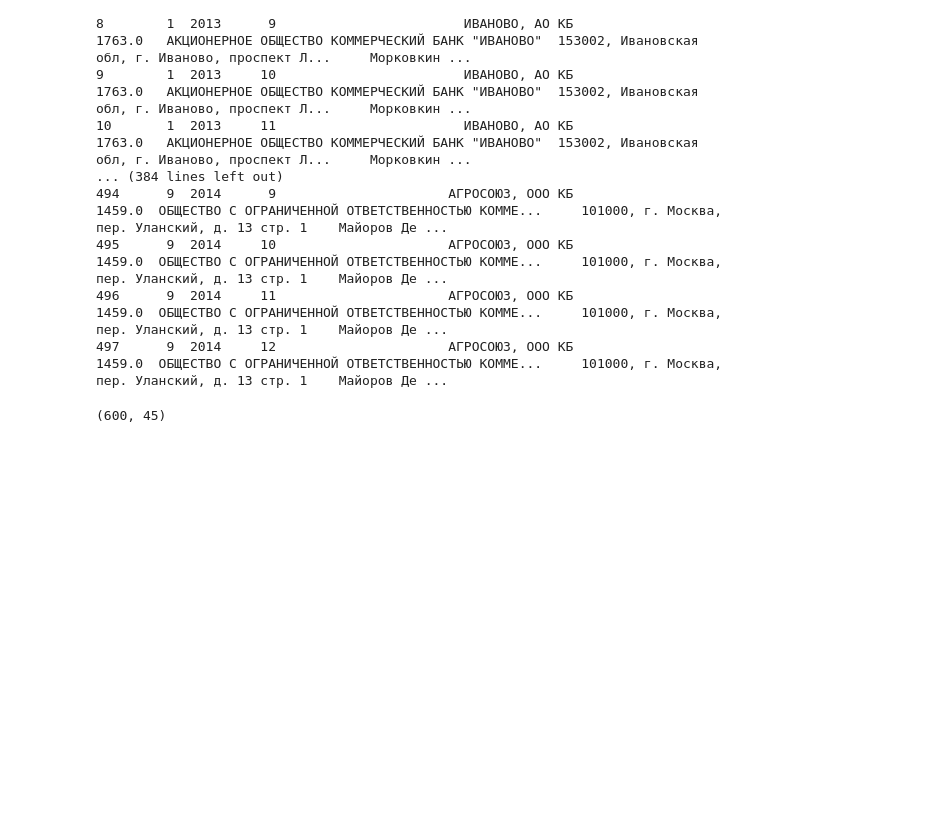
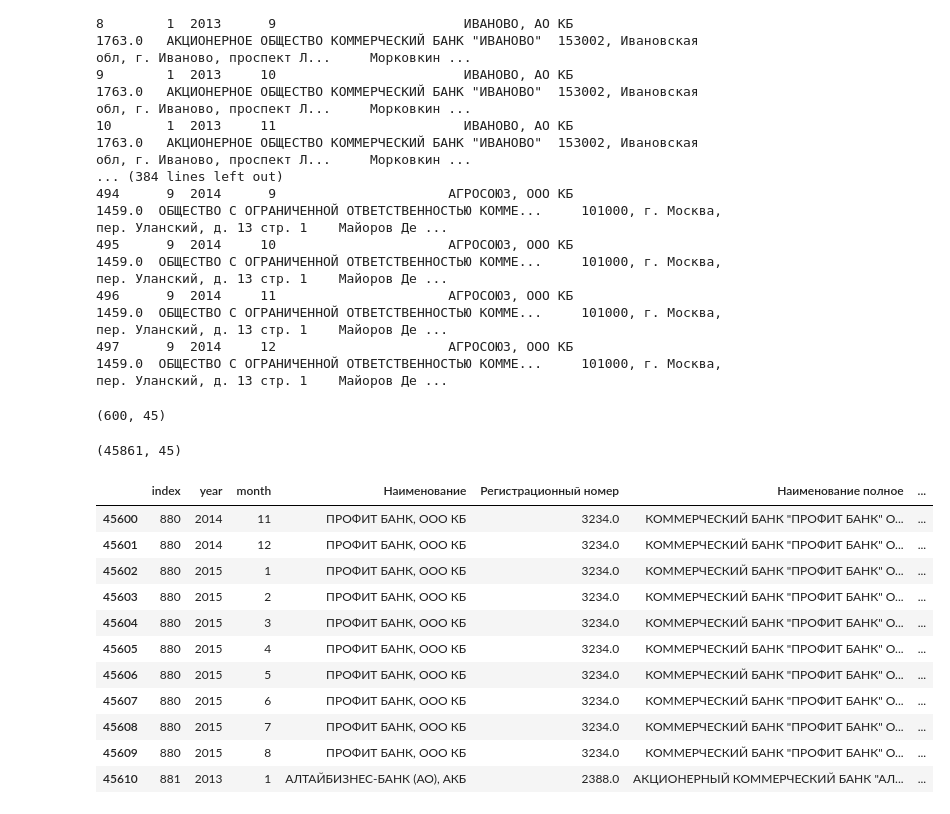
Before and after one commit to yuliak98/-2, a Jupyter notebook: для Максима.ipynb, the cells around one changed output. Drawn from its saved outputs; the diff is of its cells as text; code cells hidden in the pictures; blank space fills up the shorter version.

```diff
--- a/для Максима.ipynb
+++ b/для Максима.ipynb
@@ -53,3 +69,22 @@ df_test = df.iloc[:600]
 df_test.shape
 # %% [output]
 (600, 45)
+# %%
+df.shape
+# %% [output]
+(45861, 45)
+# %%
+df.iloc[45600:45611]
+# %% [output]
+|  | index | year | month | Наименование | Регистрационный номер | Наименование полное | ... |
+| 45600 | 880 | 2014 | 11 | ПРОФИТ БАНК, ООО КБ | 3234.0 | КОММЕРЧЕСКИЙ БАНК "ПРОФИТ БАНК" О... | ... |
+| 45601 | 880 | 2014 | 12 | ПРОФИТ БАНК, ООО КБ | 3234.0 | КОММЕРЧЕСКИЙ БАНК "ПРОФИТ БАНК" О... | ... |
+| 45602 | 880 | 2015 | 1 | ПРОФИТ БАНК, ООО КБ | 3234.0 | КОММЕРЧЕСКИЙ БАНК "ПРОФИТ БАНК" О... | ... |
+| 45603 | 880 | 2015 | 2 | ПРОФИТ БАНК, ООО КБ | 3234.0 | КОММЕРЧЕСКИЙ БАНК "ПРОФИТ БАНК" О... | ... |
+| 45604 | 880 | 2015 | 3 | ПРОФИТ БАНК, ООО КБ | 3234.0 | КОММЕРЧЕСКИЙ БАНК "ПРОФИТ БАНК" О... | ... |
+| 45605 | 880 | 2015 | 4 | ПРОФИТ БАНК, ООО КБ | 3234.0 | КОММЕРЧЕСКИЙ БАНК "ПРОФИТ БАНК" О... | ... |
+| 45606 | 880 | 2015 | 5 | ПРОФИТ БАНК, ООО КБ | 3234.0 | КОММЕРЧЕСКИЙ БАНК "ПРОФИТ БАНК" О... | ... |
+| 45607 | 880 | 2015 | 6 | ПРОФИТ БАНК, ООО КБ | 3234.0 | КОММЕРЧЕСКИЙ БАНК "ПРОФИТ БАНК" О... | ... |
+| 45608 | 880 | 2015 | 7 | ПРОФИТ БАНК, ООО КБ | 3234.0 | КОММЕРЧЕСКИЙ БАНК "ПРОФИТ БАНК" О... | ... |
+| 45609 | 880 | 2015 | 8 | ПРОФИТ БАНК, ООО КБ | 3234.0 | КОММЕРЧЕСКИЙ БАНК "ПРОФИТ БАНК" О... | ... |
+| 45610 | 881 | 2013 | 1 | АЛТАЙБИЗНЕС-БАНК (АО), АКБ | 2388.0 | АКЦИОНЕРНЫЙ КОММЕРЧЕСКИЙ БАНК "АЛ... | ... |
```
Also changed, not shown: parts of 3 cells of this notebook.
